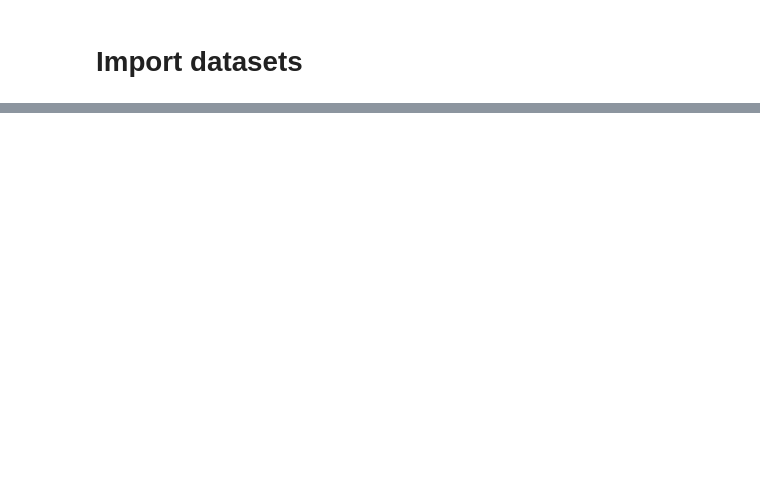
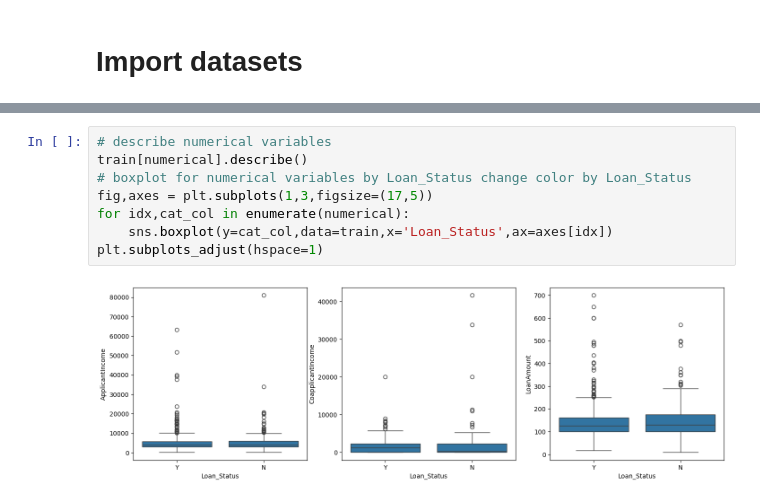
Before and after one commit to Rlenmeyer/LoanPrediction, a Jupyter notebook: LoanPrediction.ipynb, the cells around one changed output, grey strips where cells are left out. Saved outputs shown, nothing was run; the diff lists cells and outputs as text; blank space fills up the shorter version.

```diff
--- a/LoanPrediction.ipynb
+++ b/LoanPrediction.ipynb
@@ -12,0 +88,10 @@ OSError: [Errno 22] Invalid argument: 'data\train.csv'
+# %%
+# describe numerical variables
+train[numerical].describe()
+# boxplot for numerical variables by Loan_Status change color by Loan_Status
+fig,axes = plt.subplots(1,3,figsize=(17,5))
+for idx,cat_col in enumerate(numerical):
+    sns.boxplot(y=cat_col,data=train,x='Loan_Status',ax=axes[idx])
+plt.subplots_adjust(hspace=1)
+# %% [output]
+[figure, added]
```
Also changed, not shown: parts of 7 cells of this notebook.
